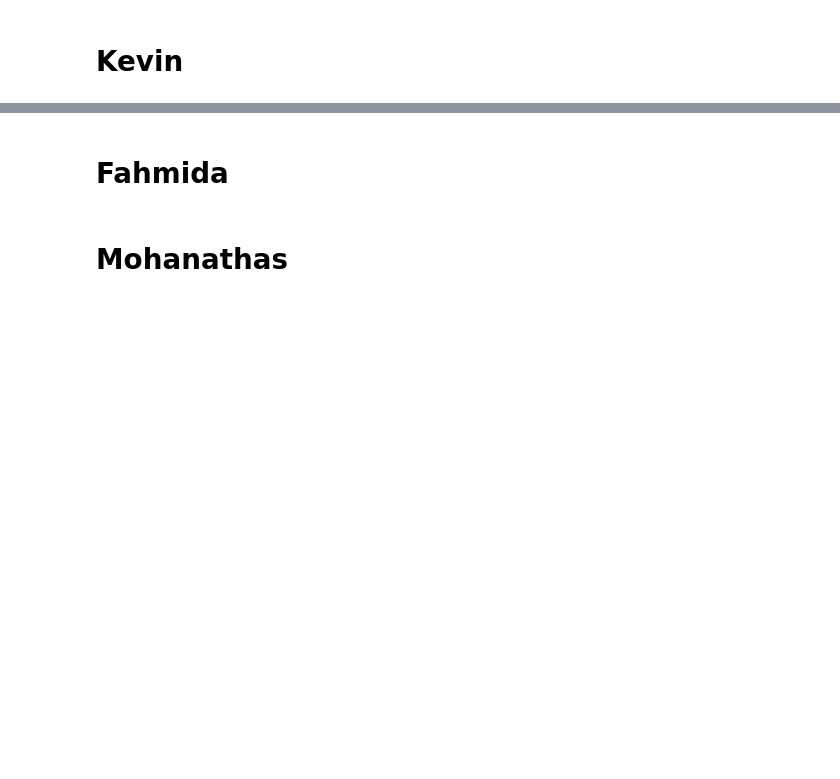
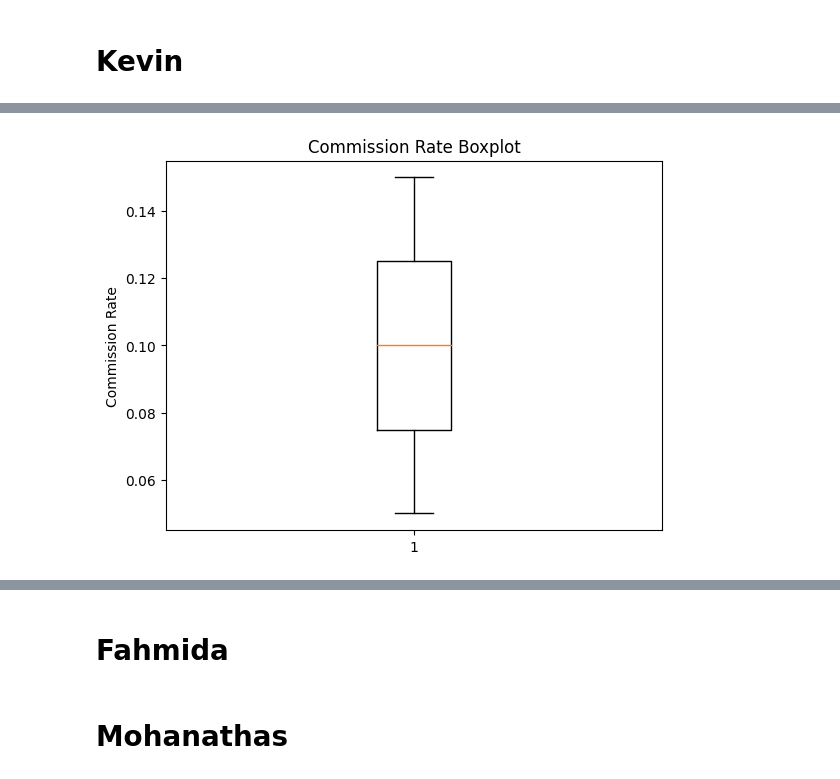
Before and after one commit to KevinMosweu/USED-CAR-PRICE-PREDICTION_MACHINE-LEARNING, a Jupyter notebook: car_sales.ipynb, the cells around one changed output, grey strips where cells are left out. Cells and saved outputs as stored; diff of their text form; code cells hidden in the pictures; blank space fills up the shorter version.

```diff
--- a/car_sales.ipynb
+++ b/car_sales.ipynb
@@ -227,0 +297,5 @@ The default value of numeric_only in DataFrame.corr is deprecated. In a future v
+# %%
+# Commission Rate boxplot
+boxplot('Commission Rate')
+# %% [output]
+[figure, added]
```
Also changed, not shown: parts of 14 cells of this notebook.
